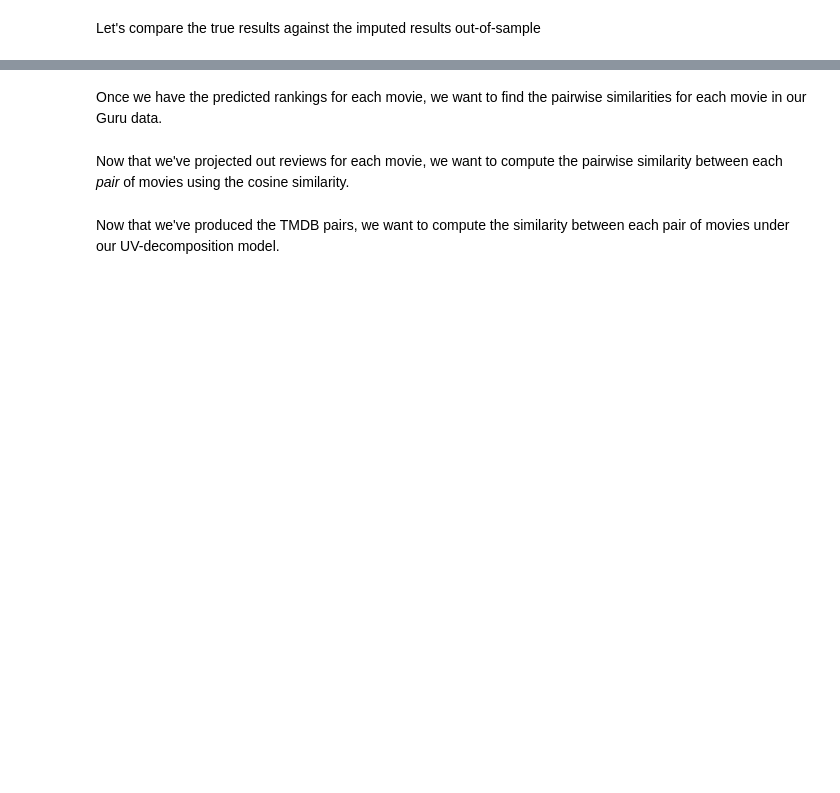
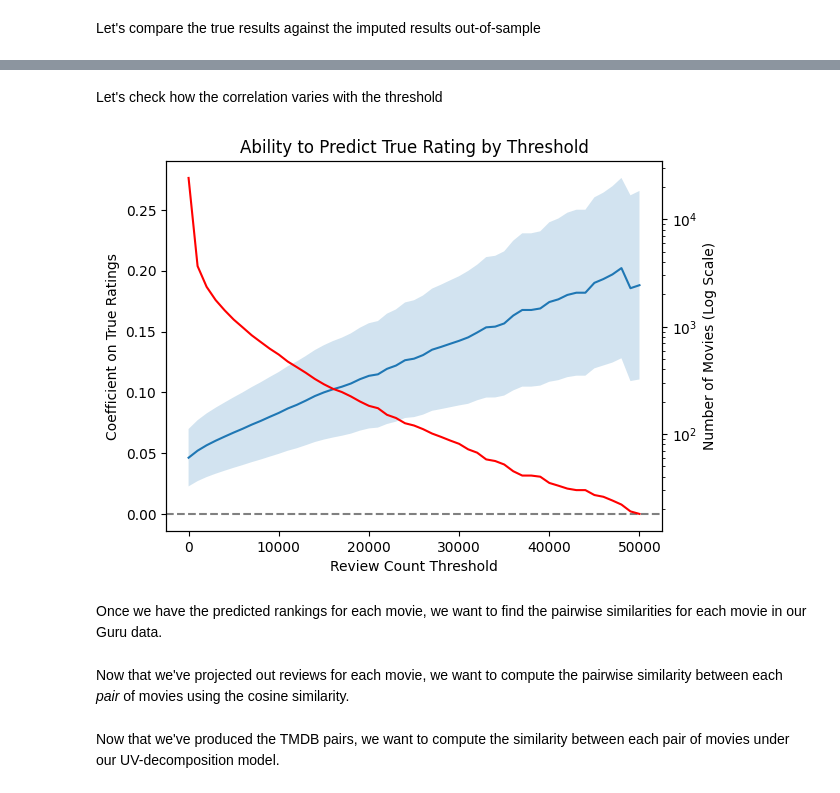
Before and after one commit to gmoore016/Industrial-Organization-III, a Jupyter notebook: movielens/code/uv_decomp.ipynb, the cells around one changed output, grey strips where cells are left out. Drawn from its saved outputs; the diff is of its cells as text; code cells hidden in the pictures; blank space fills up the shorter version.

```diff
--- a/movielens/code/uv_decomp.ipynb
+++ b/movielens/code/uv_decomp.ipynb
@@ -237,3 +211,48 @@ plt.show()
+# %% [markdown]
+Let's check how the correlation varies with the threshold
+# %%
+thresholds = [1000 * i for i in range(0, 51)]
+coefficients = []
+errors = []
+correlations = []
+counts = []
+
+for threshold in thresholds:
+    good_data_subset = predictions_df_w_counts[predictions_df_w_counts['count'] > threshold]
+
+    counts.append(len(good_data_subset['movie_index'].unique()))
+
+    # Fit a linear model
+    X = sm.add_constant(good_data_subset['true'])
+    y = good_data_subset['predicted']
+    model = sm.OLS(y, X).fit()
+    coefficients.append(model.params['true'])
+    errors.append(model.bse['true'])
+
+    correlations.append(np.corrcoef(good_data_subset['true'], good_data_subset['predicted'])[0, 1])
+
+# Plot the coefficients
+plt.plot(thresholds, coefficients)
+plt.fill_between(thresholds, np.array(coefficients) - 1.96 * np.sqrt(errors), np.array(coefficients) + 1.96 * np.sqrt(errors), alpha=0.2)
+plt.xlabel('Review Count Threshold')
+plt.ylabel('Coefficient on True Ratings')
+plt.title('Ability to Predict True Rating by Threshold')
+
+# Grey dashed horizontal line at 0
+plt.axhline(0, color='grey', linestyle='--')
+
+# Add the density of the points
+plt.twinx()
+plt.plot(thresholds, counts, color='red')
+plt.ylabel('Number of Movies (Log Scale)')
+plt.yscale('log')
+
+# Write to disk
+plt.savefig('../output/uv_decomp_out_of_sample.png')
+
+plt.show()
+# %% [output]
+[figure, added]
 # %% [markdown]
 Once we have the predicted rankings for each movie, we want to find the pairwise similarities for each movie in our Guru data.
 # %%
```
Also changed, not shown: parts of 4 cells of this notebook, 1 other file.
